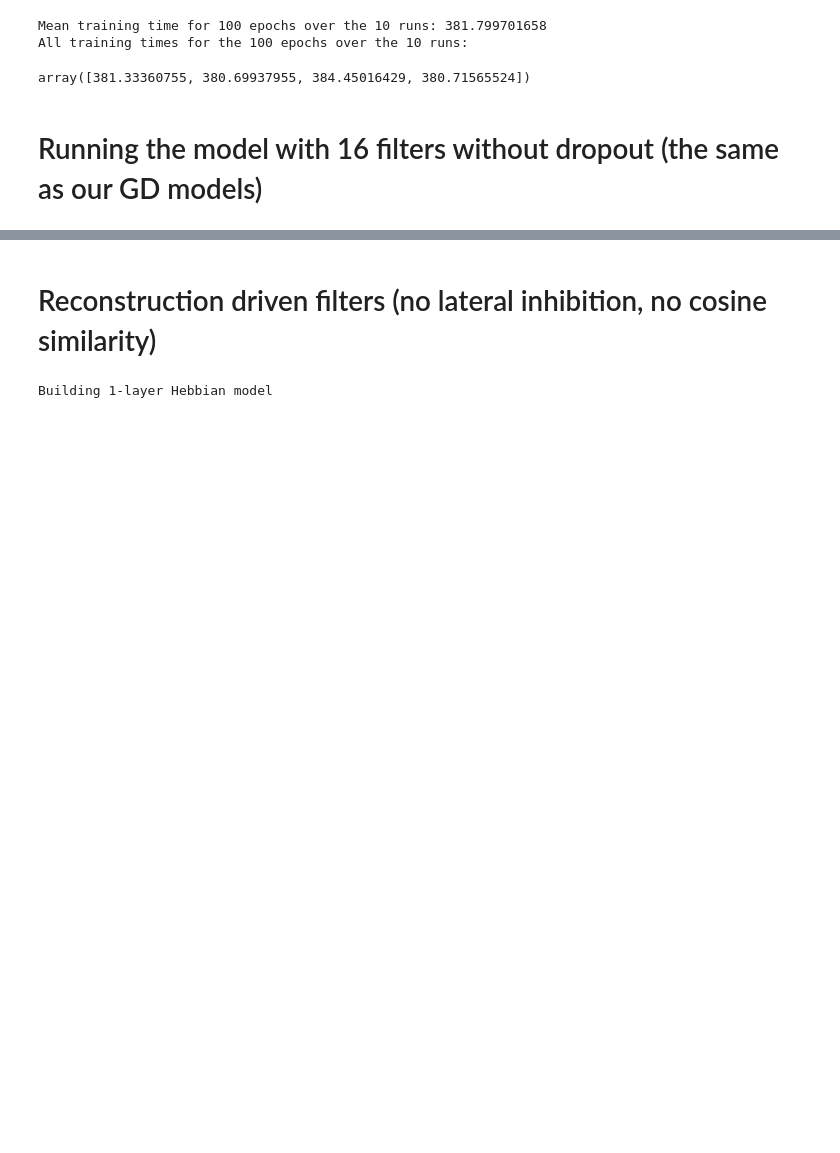
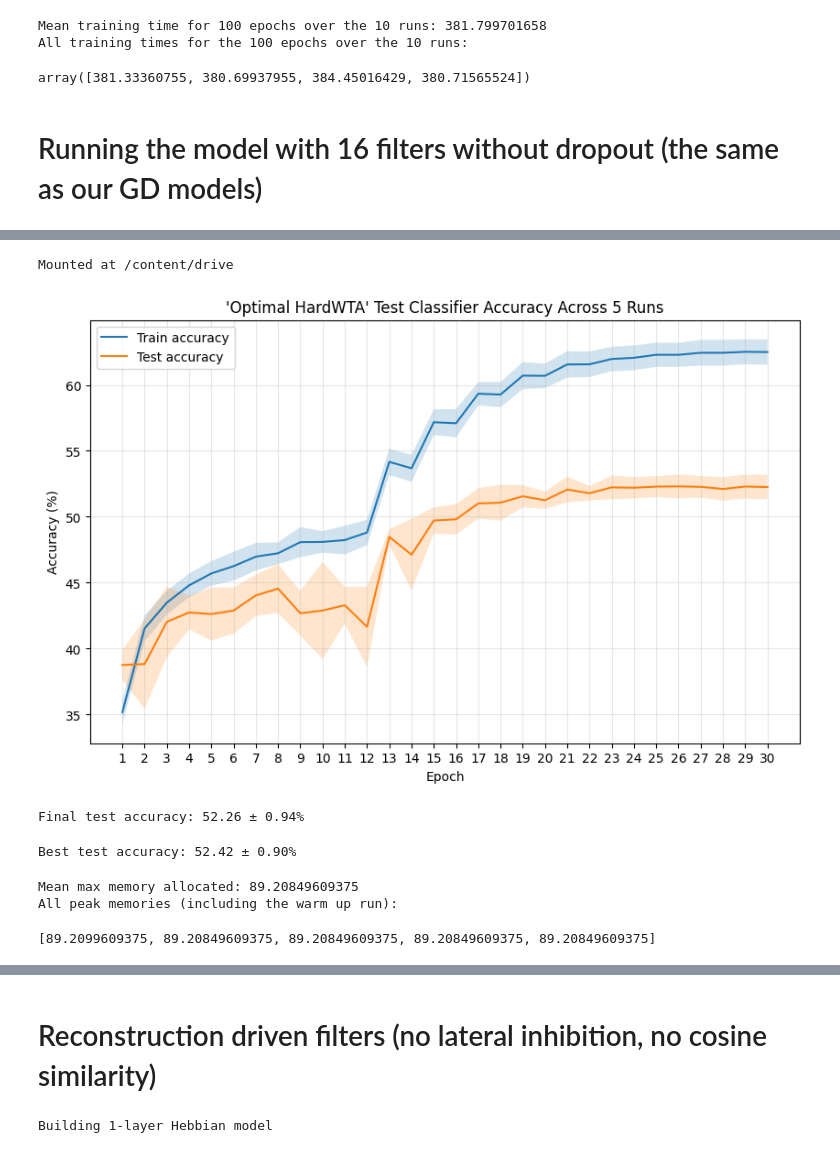
Before and after one commit to henrybattley/hebbian_cnn_experiments, a Jupyter notebook: Hebbian_Code/hebbian_experiments.ipynb, the cells around one changed output, grey strips where cells are left out. Cells and saved outputs as stored; diff of their text form; code cells hidden in the pictures; blank space fills up the shorter version.

```diff
--- a/Hebbian_Code/hebbian_experiments.ipynb
+++ b/Hebbian_Code/hebbian_experiments.ipynb
@@ -2556,0 +2602,3 @@ array([381.33360755, 380.69937955, 384.45016429, 380.71565524])
+# %%
+seeds = [0, 1, 2, 3, 4]
+all_histories = {}
@@ -2556,0 +2878,16 @@ array([381.33360755, 380.69937955, 384.45016429, 380.71565524])
+# %%
+
+train_acc = np.array([
+    all_histories[seed]["train_accuracy"]
+    for seed in seeds
+])
+
+test_acc = np.array([
+    all_histories[seed]["test_accuracy"]
+    for seed in seeds
+])
+# %%
+from google.colab import drive
+drive.mount('/content/drive')
+# %% [output]
+Mounted at /content/drive
@@ -2556,0 +2902,53 @@ array([381.33360755, 380.69937955, 384.45016429, 380.71565524])
+# %%
+# Mean and standard deviation across the 5 runs
+train_mean = train_acc.mean(axis=0)
+train_std = train_acc.std(axis=0)
+
+test_mean = test_acc.mean(axis=0)
+test_std = test_acc.std(axis=0)
+
+epochs = np.arange(1, 31)
+
+plt.figure(figsize=(10, 6))
+
+plt.plot(epochs, train_mean, label="Train accuracy")
+plt.fill_between(
+    epochs,
+    train_mean - train_std,
+    train_mean + train_std,
+    alpha=0.2
+)
+
+plt.plot(epochs, test_mean, label="Test accuracy")
+plt.fill_between(
+    epochs,
+    test_mean - test_std,
+    test_mean + test_std,
+    alpha=0.2
+)
+
+plt.xlabel("Epoch")
+plt.ylabel("Accuracy (%)")
+plt.title("'Optimal HardWTA' Test Classifier Accuracy Across 5 Runs")
+plt.xticks(epochs)
+plt.legend()
+plt.grid(alpha=0.3)
+plt.show()
+# %% [output]
+[figure, added]
+# %%
+print(
+    f"Final test accuracy: "
+    f"{test_mean[-1]:.2f} ± {test_std[-1]:.2f}%"
+)
+# %% [output]
+Final test accuracy: 52.26 ± 0.94%
+# %%
+best_per_run = test_acc.max(axis=1)
+
+print(
+    f"Best test accuracy: "
+    f"{best_per_run.mean():.2f} ± {best_per_run.std():.2f}%"
+)
+# %% [output]
+Best test accuracy: 52.42 ± 0.90%
@@ -2556,0 +2961,8 @@ array([381.33360755, 380.69937955, 384.45016429, 380.71565524])
+# %%
+print(f"Mean max memory allocated: {mean_peak_memory}")
+print("All peak memories (including the warm up run):")
+peak_memory
+# %% [output]
+Mean max memory allocated: 89.20849609375
+All peak memories (including the warm up run):
+[89.2099609375, 89.20849609375, 89.20849609375, 89.20849609375, 89.20849609375]
```
Also changed, not shown: parts of 14 cells of this notebook, 1 other file.
